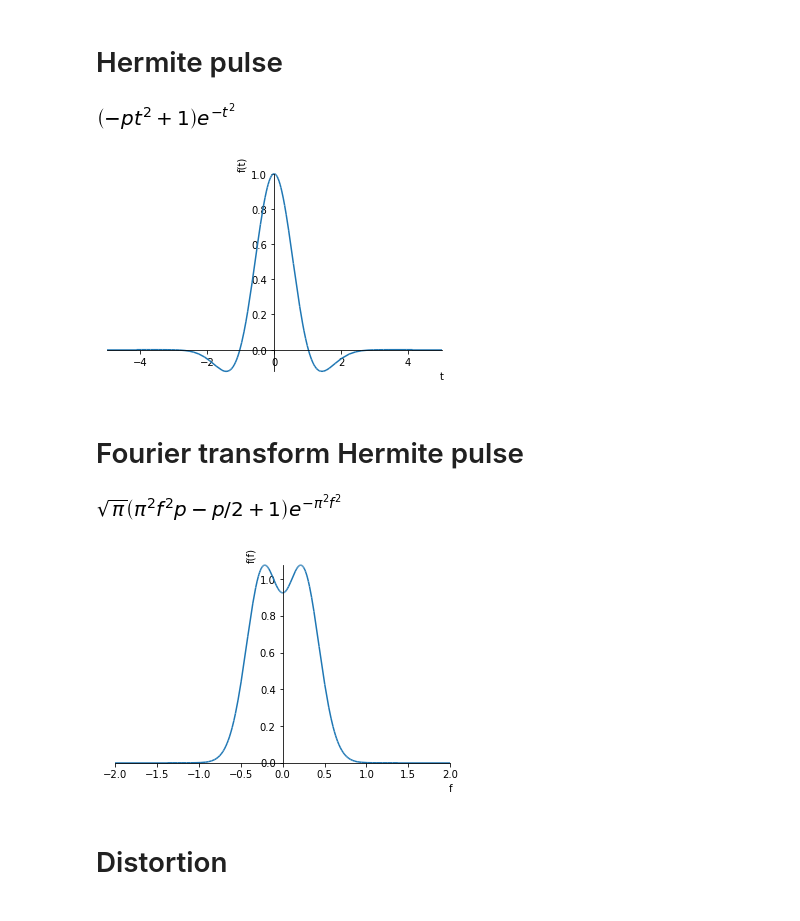
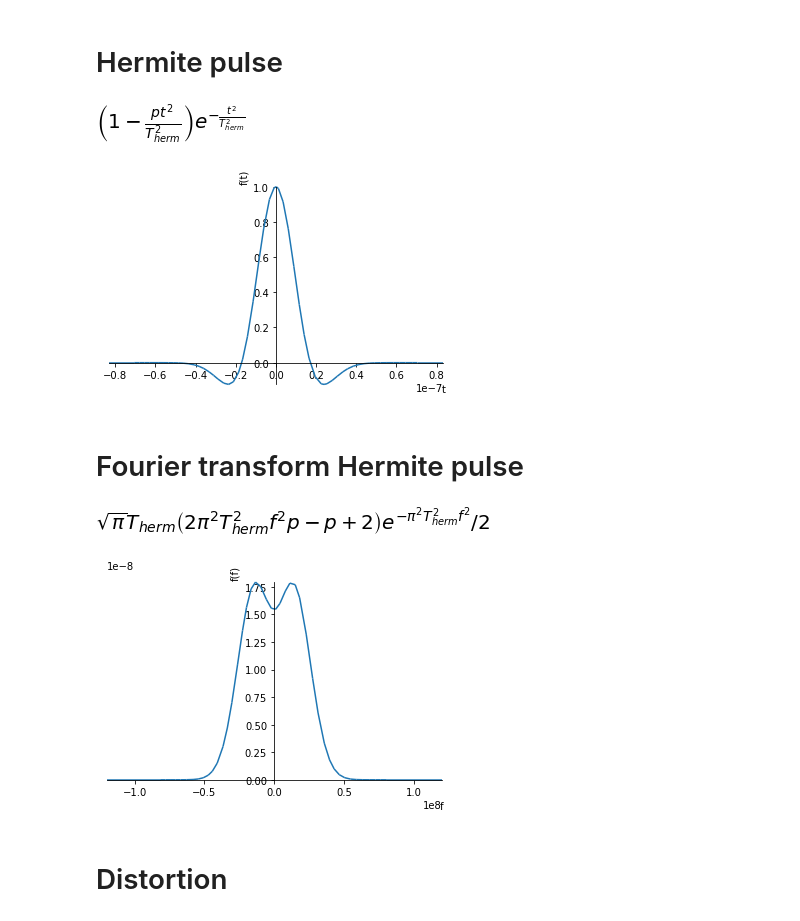
Before and after one commit to zaguros/analysis, a Jupyter notebook: notebooks/multi_node/MW_fidelity/Analytic microwave distortion.ipynb, the cells around one changed output. Drawn from its saved outputs; the diff is of its cells as text; code cells hidden in the pictures.

Commit message:
Include T_herm in simulation of microwave distorition.

```diff
--- a/notebooks/multi_node/MW_fidelity/Analytic microwave distortion.ipynb
+++ b/notebooks/multi_node/MW_fidelity/Analytic microwave distortion.ipynb
@@ -4,6 +4,7 @@ from __future__ import division
 from sympy import *
 from sympy.plotting import plot
 a, b, c, f, t, p = symbols('a b c f t p', real=True)
+T_herm = symbols('T_{herm}', real=True, nonzero=True, positive=True)
 init_printing()
 # %%
 def fft(signal):
@@ -14,26 +15,26 @@ def ifft(ft):
     signal = integrate(ft*exp(2*I*pi*f*t),(f,-oo,oo))
     return signal
 
-par = {p:.956, a:1, b:1, c:1}
+par = {p:.956, a:1, b:3e-9, c:0e-15, T_herm:100e-9/6}
 # %% [markdown]
 # Hermite pulse
 # %%
-hermite = (1 - p * t**2) * exp(-t**2)
+hermite = (1 - p * (t/T_herm)**2) * exp(-(t/T_herm)**2)
 display(hermite)
-plot(hermite.subs(par), (t,-5,5));
+plot(hermite.subs(par), (t,-5*T_herm.subs(par),5*T_herm.subs(par)));
 # %% [output]
-[figure, old version]
+[figure, new version]
-[figure, old version]
+[figure, new version]
 # %% [markdown]
 # Fourier transform Hermite pulse
 # %%
 ft_hermite = fft(hermite)
 ft_hermite = ft_hermite.simplify()
 display(ft_hermite)
-plot(ft_hermite.subs(par), (f,-2,2));
+plot(ft_hermite.subs(par), (f,-2/T_herm.subs(par),2/T_herm.subs(par)));
 # %% [output]
-[figure, old version]
+[figure, new version]
-[figure, old version]
+[figure, new version]
 # %% [markdown]
 # Distortion
 # %%
```
Also changed, not shown: parts of 4 cells of this notebook, 1 other file.
